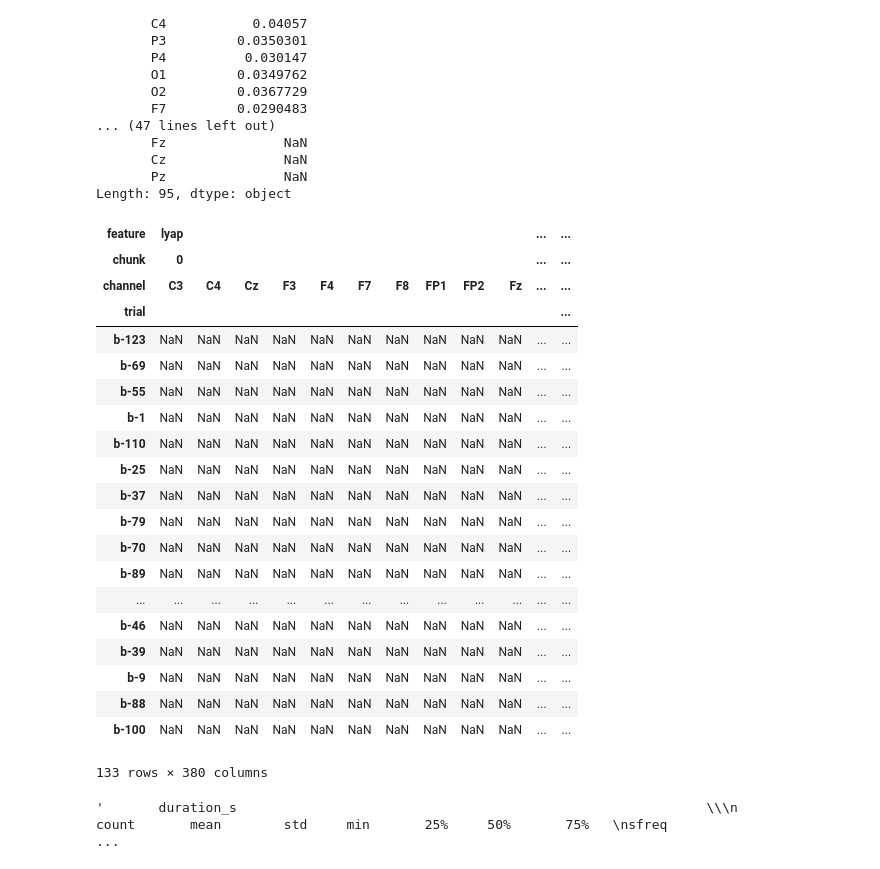
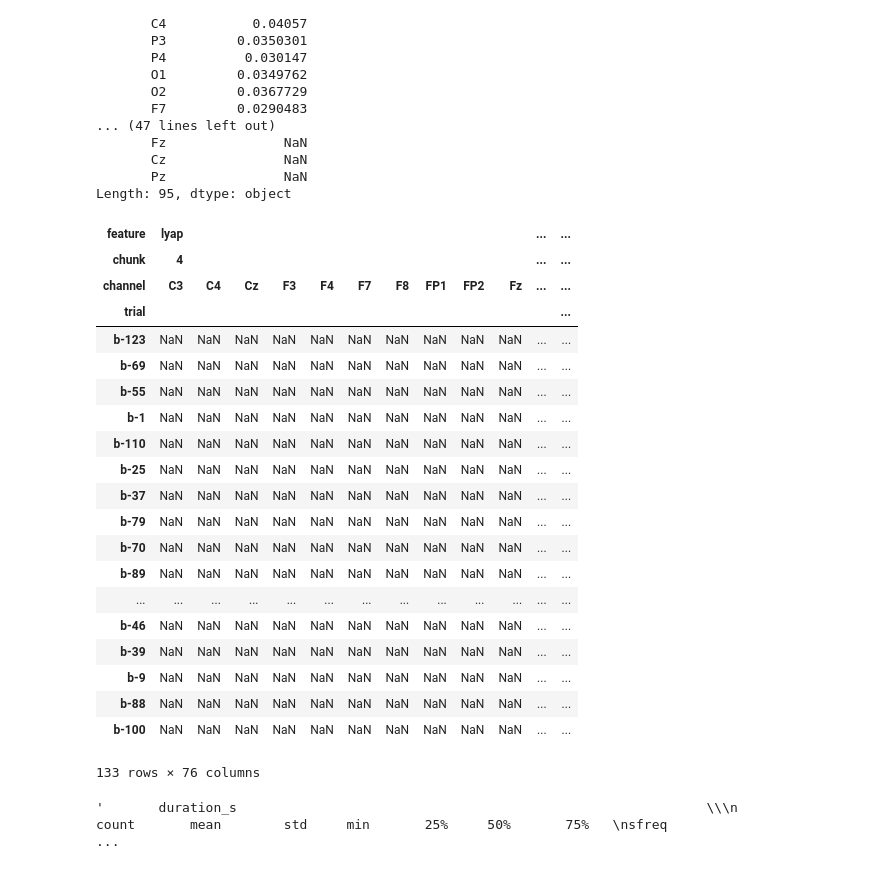
Before and after one commit to mirgee/thesis_project, a Jupyter notebook: notebooks/02-nl-measures.ipynb, the cells around one changed output. Drawn from its saved outputs; the diff is of its cells as text; code cells hidden in the pictures.

```diff
--- a/notebooks/02-nl-measures.ipynb
+++ b/notebooks/02-nl-measures.ipynb
@@ -105,10 +93,10 @@ chunk  channel
 Length: 95, dtype: object
 # %%
 rows = [row for row in df.index if row[0].startswith('b')]
-df.loc[rows].unstack()
+df.loc[rows, (slice(None), [4], slice(None))].unstack()
 # %% [output]
 | feature | lyap |  |  |  |  |  |  |  |  |  | ... | ... |
-| chunk | 0 |  |  |  |  |  |  |  |  |  | ... | ... |
+| chunk | 4 |  |  |  |  |  |  |  |  |  | ... | ... |
 | channel | C3 | C4 | Cz | F3 | F4 | F7 | F8 | FP1 | FP2 | Fz | ... | ... |
 | trial |  |  |  |  |  |  |  |  |  |  |  | ... |
 | b-123 | NaN | NaN | NaN | NaN | NaN | NaN | NaN | NaN | NaN | NaN | ... | ... |
@@ -127,7 +115,7 @@ df.loc[rows].unstack()
 | b-9 | NaN | NaN | NaN | NaN | NaN | NaN | NaN | NaN | NaN | NaN | ... | ... |
 | b-88 | NaN | NaN | NaN | NaN | NaN | NaN | NaN | NaN | NaN | NaN | ... | ... |
 | b-100 | NaN | NaN | NaN | NaN | NaN | NaN | NaN | NaN | NaN | NaN | ... | ... |
-133 rows × 380 columns
+133 rows × 76 columns
 # %%
 file_name = 'durations.csv'
 df = pd.read_csv(os.path.join(DURATIONS_ROOT, file_name), sep=' ', index_col=0)
```
Also changed, not shown: parts of 3 cells of this notebook, 12 other files.
